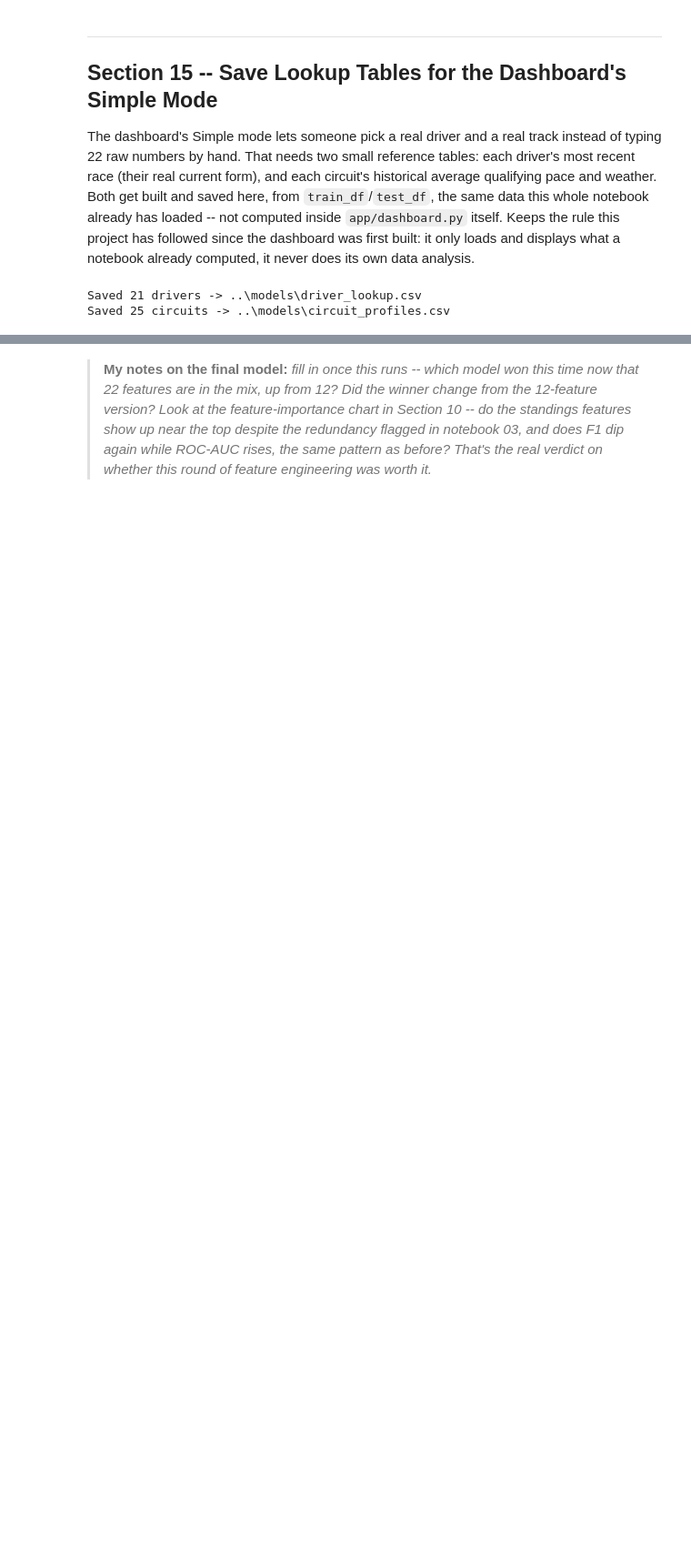
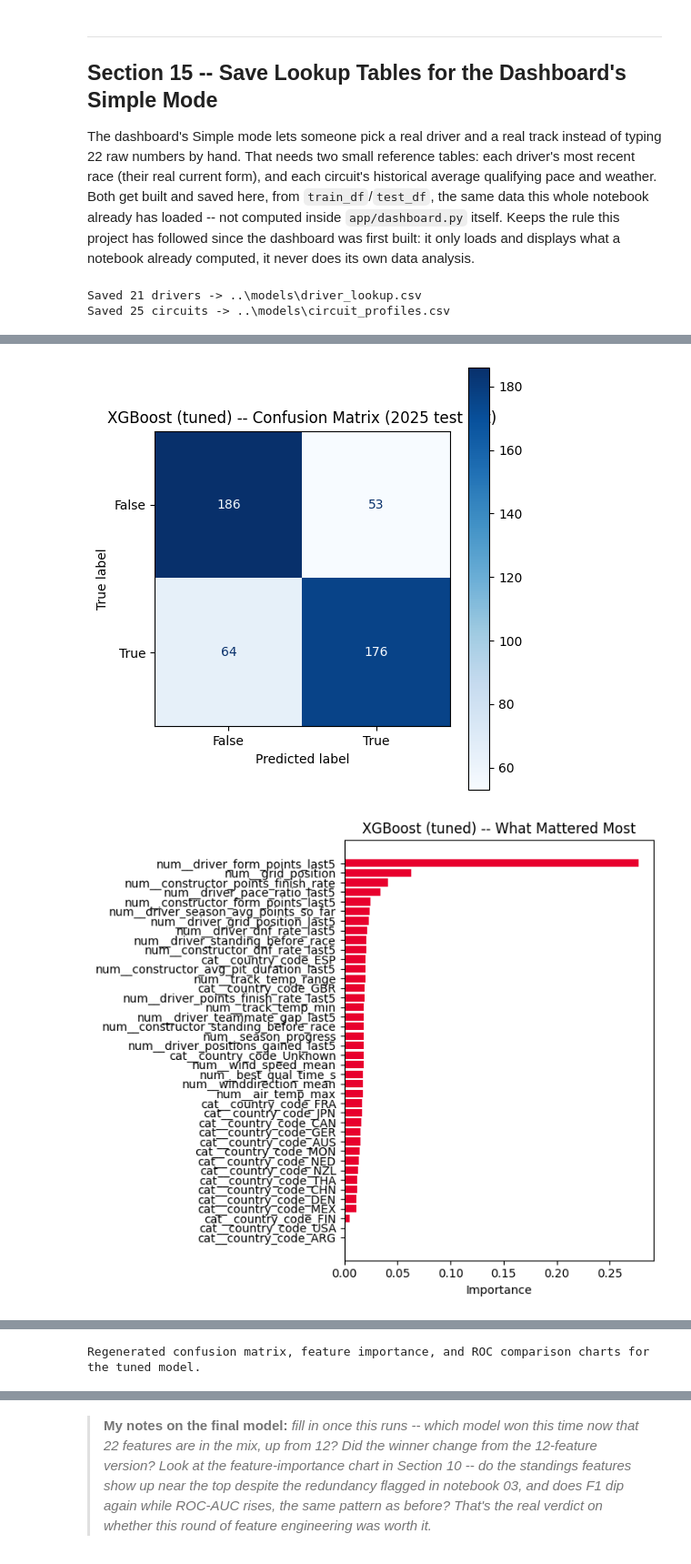
Before and after one commit to JoharR1zvi/F1-race-predictor, a Jupyter notebook: notebooks/04_model.ipynb, the cells around one changed output, grey strips where cells are left out. Shown at 91% size. Saved outputs shown, nothing was run; the diff lists cells and outputs as text; code cells hidden in the pictures; blank space fills up the shorter version.

```diff
--- a/notebooks/04_model.ipynb
+++ b/notebooks/04_model.ipynb
@@ -987,0 +1072,17 @@ Saved 25 circuits -> ..\models\circuit_profiles.csv
+# %%
+tuned_points_preds = points_xgb_search.predict(X_test)
+tuned_points_proba = points_xgb_search.predict_proba(X_test)[:, 1]
+
+print("Tuned XGBoost, evaluated on the real 2025 holdout (never touched during tuning):")
+tuned_points_result = evaluate_classifier('Tuned XGBoost (points)', y_test, tuned_points_preds, tuned_points_proba)
+
+original_points_f1 = results_df.loc[results_df['model'] == 'XGBoost', 'f1'].values[0]
+print(f"\nUntuned XGBoost F1 (Section 9): {original_points_f1:.3f}")
+print(f"Tuned XGBoost F1 (this section): {tuned_points_result['f1']:.3f}")
+
+# Only keep the tuned version if it's actually better on the real holdout
+# -- the cross-validated score during search is an estimate, this is the
+# number that actually matters, same "real numbers decide" rule as every
+# other model swap in this notebook.
+points_tuning_improved = tuned_points_result['f1'] > original_points_f1
+print(f"\nTuning {'improved' if points_tuning_improved else 'did not improve'} points_finish F1 on the real holdout.")
@@ -987,0 +1202,39 @@ Saved 25 circuits -> ..\models\circuit_profiles.csv
+# %%
+if points_tuning_improved:
+    plot_confusion("XGBoost (tuned)", y_test, tuned_points_preds, "model_03_best_confusion_matrix.png")
+
+    tuned_classifier = points_xgb_search.best_estimator_.named_steps["classify"]
+    tuned_feature_names = points_xgb_search.best_estimator_.named_steps["preprocess"].get_feature_names_out()
+
+    tuned_importance_df = pd.DataFrame({
+        "feature": tuned_feature_names,
+        "Importance": tuned_classifier.feature_importances_,
+    }).sort_values("Importance", ascending=True)
+
+    fig, ax = plt.subplots(figsize=(7, 6))
+    ax.barh(tuned_importance_df["feature"], tuned_importance_df["Importance"], color="#e8002d")
+    ax.set_title("XGBoost (tuned) -- What Mattered Most")
+    ax.set_xlabel("Importance")
+    plt.tight_layout()
+    plt.savefig(f"{PATHS['plots']}model_04_feature_importance.png", dpi=130, bbox_inches="tight")
+    plt.show()
+
+    fig, ax = plt.subplots(figsize=(6, 6))
+    plot_roc_curve("Dummy classifier", y_test, dummy_proba, ax)
+    plot_roc_curve("Logistic regression", y_test, logreg_proba, ax)
+    plot_roc_curve("Random Forest", y_test, rf_proba, ax)
+    plot_roc_curve("XGBoost (untuned)", y_test, xgb_proba, ax)
+    plot_roc_curve("XGBoost (tuned)", y_test, tuned_points_proba, ax)
+    ax.plot([0, 1], [0, 1], linestyle="--", color="gray", label="Random guessing")
+    ax.set_title("ROC Curves -- All Models Plus Tuned XGBoost (2025 test set)")
+    ax.legend(loc="lower right", fontsize=8)
+    plt.tight_layout()
+    plt.savefig(f"{PATHS['plots']}model_02_roc_comparison.png", dpi=130, bbox_inches="tight")
+    plt.show()
+
+    print("Regenerated confusion matrix, feature importance, and ROC comparison charts for the tuned model.")
+else:
+    print("Original confusion matrix and feature importance charts still accurate (no tuning improvement).")
+# %% [output]
+[figure, added]
+[figure, added]
@@ -987,0 +1242 @@ Saved 25 circuits -> ..\models\circuit_profiles.csv
+Regenerated confusion matrix, feature importance, and ROC comparison charts for the tuned model.
```
Also changed, not shown: parts of 15 cells of this notebook, 13 other files.
